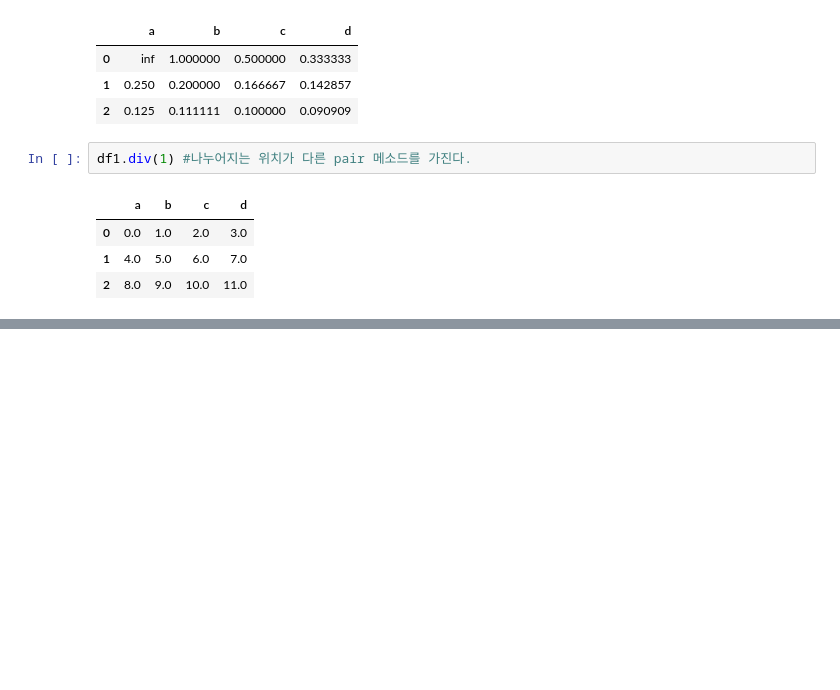
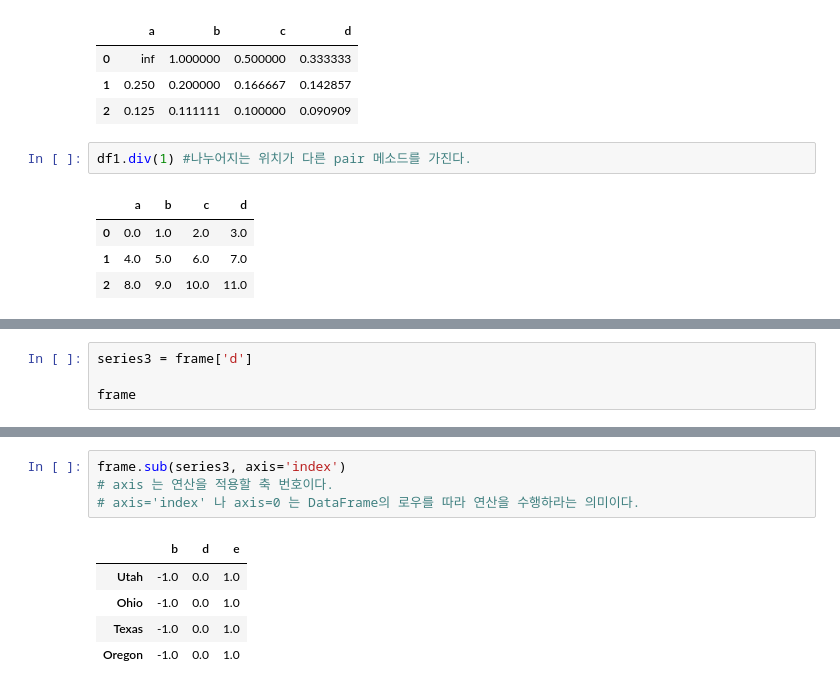
Before and after one commit to sminAhn/jupyter, a Jupyter notebook: pandas/ex03.ipynb, the cells around one changed output, grey strips where cells are left out. Saved outputs shown, nothing was run; the diff lists cells and outputs as text; blank space fills up the shorter version.

```diff
--- a/pandas/ex03.ipynb
+++ b/pandas/ex03.ipynb
@@ -303,0 +360,4 @@ df1.div(1) #나누어지는 위치가 다른 pair 메소드를 가진다.
+# %%
+series3 = frame['d']
+
+frame
@@ -303,0 +378,10 @@ df1.div(1) #나누어지는 위치가 다른 pair 메소드를 가진다.
+# %%
+frame.sub(series3, axis='index')
+# axis 는 연산을 적용할 축 번호이다.
+# axis='index' 나 axis=0 는 DataFrame의 로우를 따라 연산을 수행하라는 의미이다.
+# %% [output]
+|  | b | d | e |
+| Utah | -1.0 | 0.0 | 1.0 |
+| Ohio | -1.0 | 0.0 | 1.0 |
+| Texas | -1.0 | 0.0 | 1.0 |
+| Oregon | -1.0 | 0.0 | 1.0 |
```
Also changed, not shown: parts of 14 cells of this notebook.
